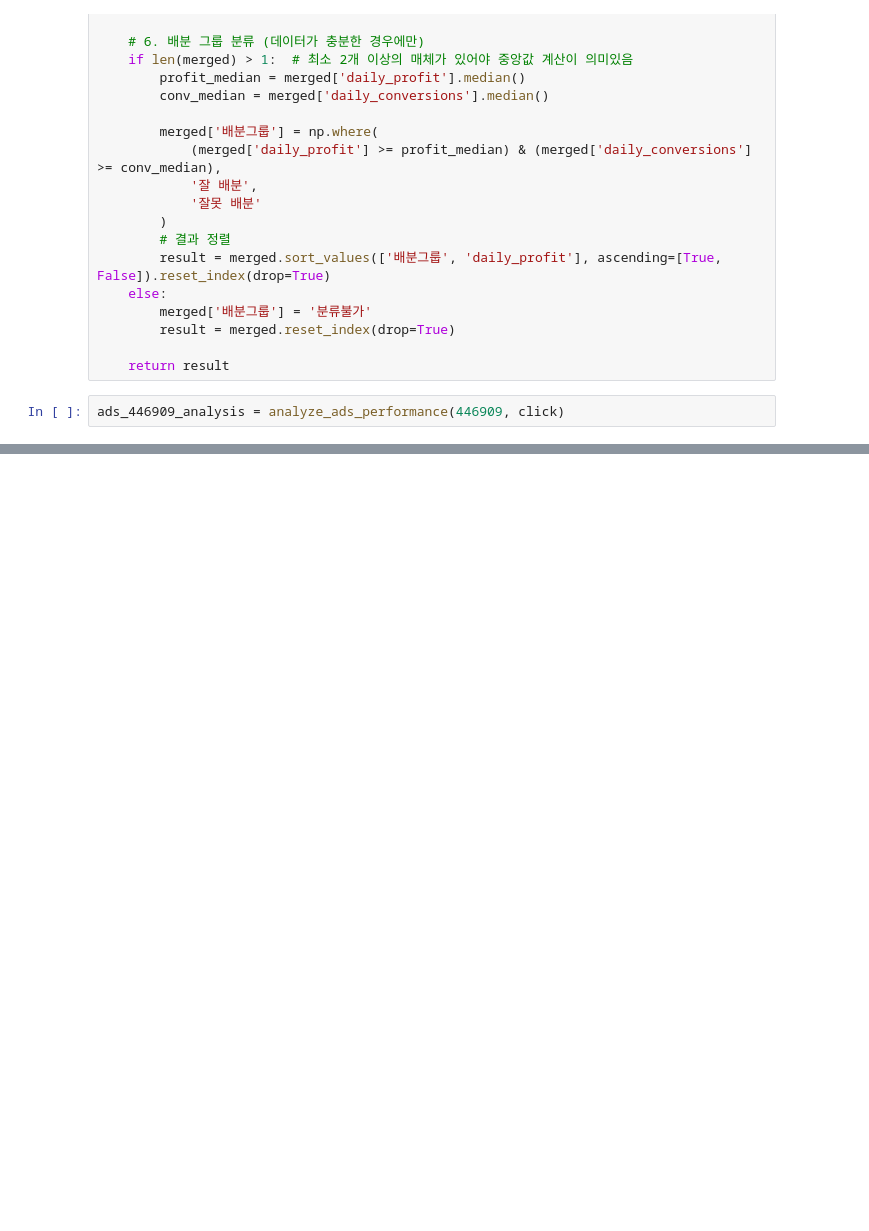
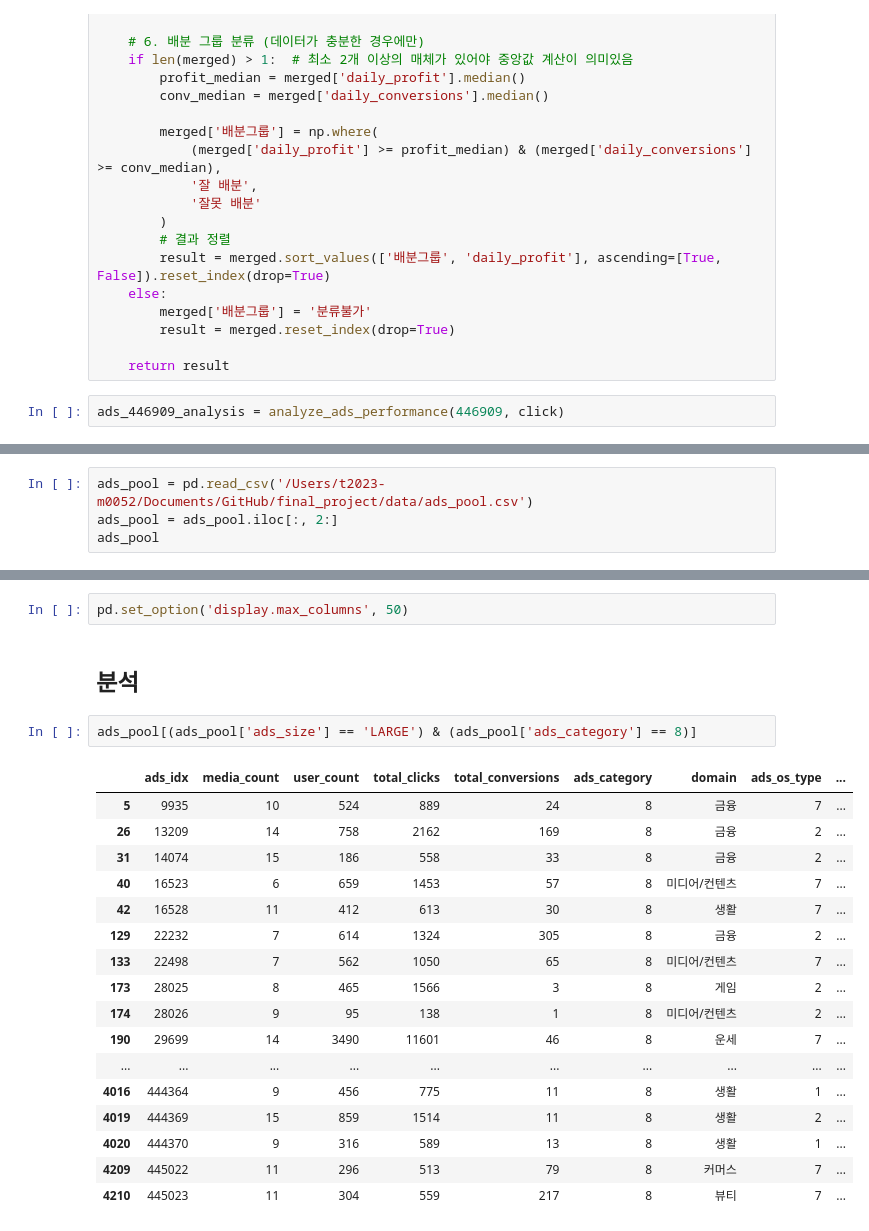
Before and after one commit to sese7414/reward_ads_project, a Jupyter notebook: Sehee/ads_performance.ipynb, the cells around one changed output, grey strips where cells are left out. Saved outputs shown, nothing was run; the diff lists cells and outputs as text; blank space fills up the shorter version.

```diff
--- a/Sehee/ads_performance.ipynb
+++ b/Sehee/ads_performance.ipynb
@@ -93,0 +104,4 @@ ads_446909_analysis = analyze_ads_performance(446909, click)
+# %%
+ads_pool = pd.read_csv('/Users/t2023-m0052/Documents/GitHub/final_project/data/ads_pool.csv')
+ads_pool = ads_pool.iloc[:, 2:]
+ads_pool
@@ -93,0 +122,24 @@ ads_446909_analysis = analyze_ads_performance(446909, click)
+# %%
+pd.set_option('display.max_columns', 50)
+# %% [markdown]
+## 분석
+# %%
+ads_pool[(ads_pool['ads_size'] == 'LARGE') & (ads_pool['ads_category'] == 8)]
+# %% [output]
+|  | ads_idx | media_count | user_count | total_clicks | total_conversions | ads_category | domain | ads_os_type | ... |
+| 5 | 9935 | 10 | 524 | 889 | 24 | 8 | 금융 | 7 | ... |
+| 26 | 13209 | 14 | 758 | 2162 | 169 | 8 | 금융 | 2 | ... |
+| 31 | 14074 | 15 | 186 | 558 | 33 | 8 | 금융 | 2 | ... |
+| 40 | 16523 | 6 | 659 | 1453 | 57 | 8 | 미디어/컨텐츠 | 7 | ... |
+| 42 | 16528 | 11 | 412 | 613 | 30 | 8 | 생활 | 7 | ... |
+| 129 | 22232 | 7 | 614 | 1324 | 305 | 8 | 금융 | 2 | ... |
+| 133 | 22498 | 7 | 562 | 1050 | 65 | 8 | 미디어/컨텐츠 | 7 | ... |
+| 173 | 28025 | 8 | 465 | 1566 | 3 | 8 | 게임 | 2 | ... |
+| 174 | 28026 | 9 | 95 | 138 | 1 | 8 | 미디어/컨텐츠 | 2 | ... |
+| 190 | 29699 | 14 | 3490 | 11601 | 46 | 8 | 운세 | 7 | ... |
+| ... | ... | ... | ... | ... | ... | ... | ... | ... | ... |
+| 4016 | 444364 | 9 | 456 | 775 | 11 | 8 | 생활 | 1 | ... |
+| 4019 | 444369 | 15 | 859 | 1514 | 11 | 8 | 생활 | 2 | ... |
+| 4020 | 444370 | 9 | 316 | 589 | 13 | 8 | 생활 | 1 | ... |
+| 4209 | 445022 | 11 | 296 | 513 | 79 | 8 | 커머스 | 7 | ... |
+| 4210 | 445023 | 11 | 304 | 559 | 217 | 8 | 뷰티 | 7 | ... |
```
Also changed, not shown: parts of 76 cells of this notebook, 2 other files.
